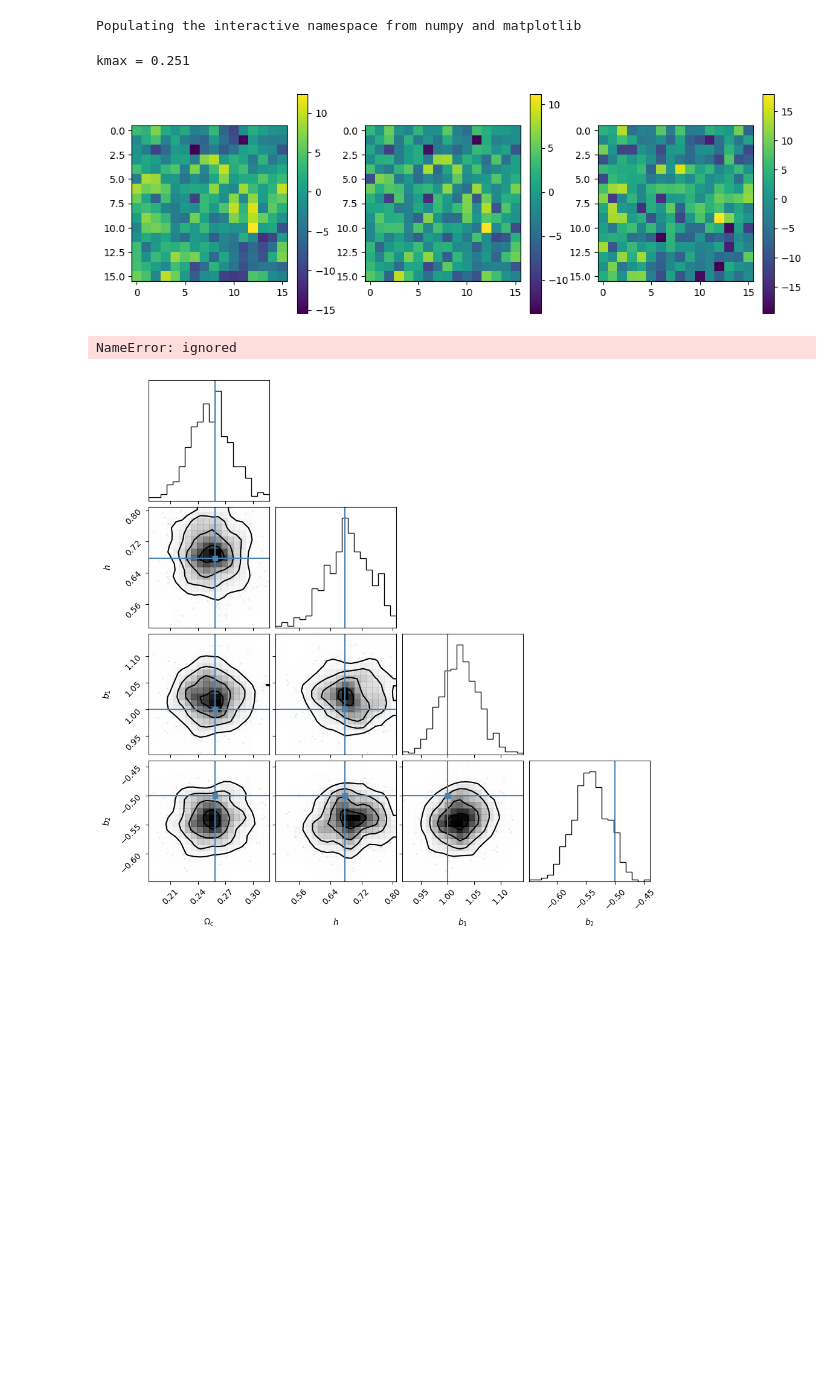
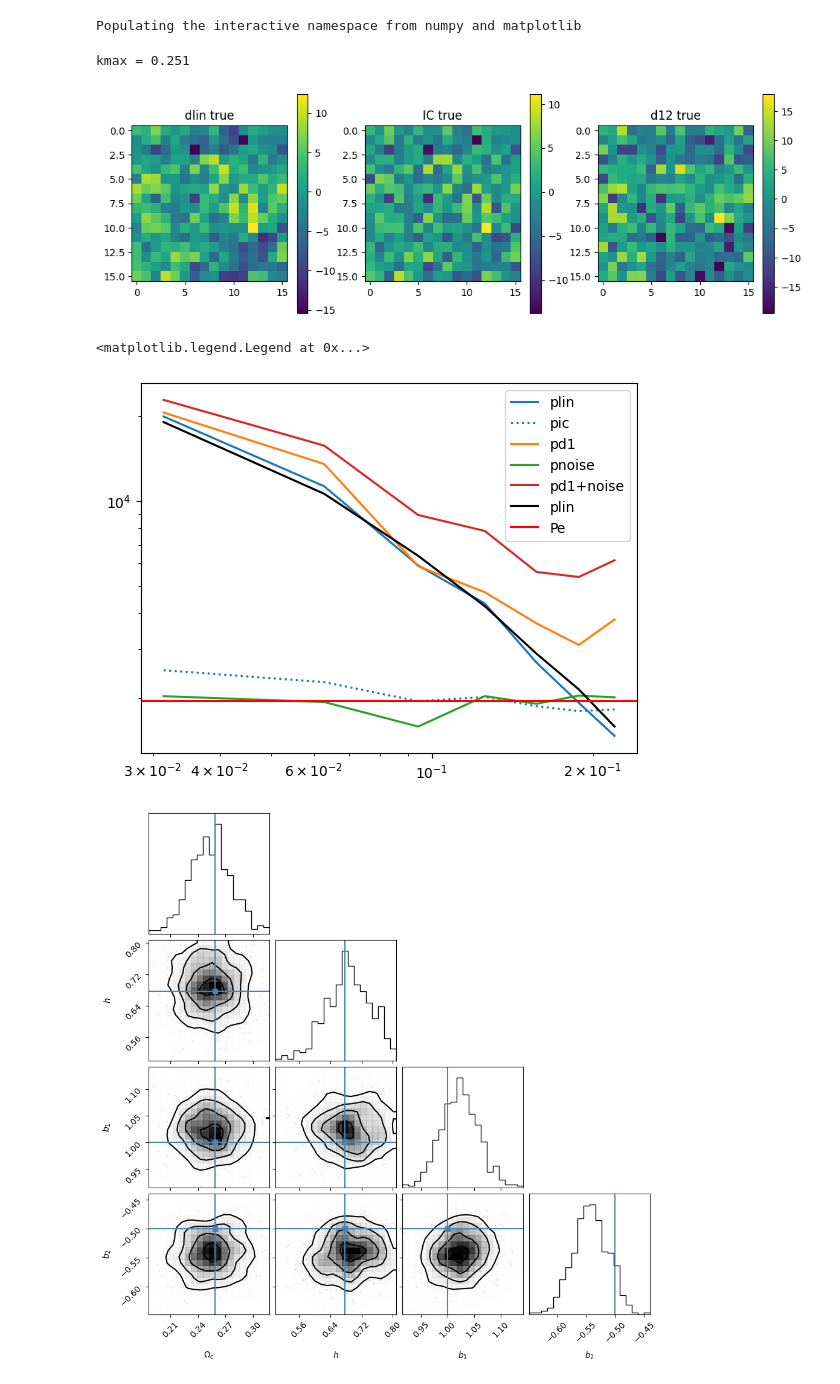
Before and after one commit to andrejobuljen/JaxPM-Hi-Fi-mocks, a Jupyter notebook: notebooks/forward_model_notebook.ipynb, the cells around one changed output. Saved outputs shown, nothing was run; the diff lists cells and outputs as text; code cells hidden in the pictures; blank space fills up the shorter version.

```diff
--- a/notebooks/forward_model_notebook.ipynb
+++ b/notebooks/forward_model_notebook.ipynb
@@ -30,9 +30,6 @@ from jaxpm.growth import growth_factor, growth_rate, dGfa
 # %% [output]
 Populating the interactive namespace from numpy and matplotlib
 # %%
-def expected_noise_level(N, L):
-    return (L/N)**3
-
 Ng = 16
 L  = 200.
 Pe = expected_noise_level(Ng, L)
@@ -71,40 +68,44 @@ d12_true = generate_d12_bias(jc.Planck15(), dlin_true, particles, b1_true, b2_tr
 IC_true_inv = jnp.fft.rfftn(IC_true)
 
 figure(figsize=[12,4])
 subplot(131)
 cax = imshow(dlin_true.sum(axis=0)); colorbar(cax)
+title('dlin true')
 subplot(132)
 cax = imshow(IC_true.sum(axis=0)); colorbar(cax)
+title('IC true')
 subplot(133)
 cax = imshow(d12_true.sum(axis=0)); colorbar(cax)
+title('d12 true')
 show()
 
-plin = power_spectrum_loc(dlin_true, kmin=kmin, dk=dk, boxsize=box_size)
-pic  = power_spectrum_loc(IC_true, kmin=kmin, dk=dk, boxsize=box_size)
-pd12  = power_spectrum_loc(d12_true, kmin=kmin, dk=dk, boxsize=box_size)
+plin = power_spectrum(dlin_true, kmin=kmin, dk=dk, boxsize=box_size)
+pic  = power_spectrum(IC_true, kmin=kmin, dk=dk, boxsize=box_size)
+pd12  = power_spectrum(d12_true, kmin=kmin, dk=dk, boxsize=box_size)
 
 # add noise
 
 noise = whitenoise(Pe, mesh_shape, box_size, seed=jax.random.PRNGKey(5))
 d12_true_noise = d12_true + noise
 
-pnoise = power_spectrum_loc(noise, kmin=kmin, dk=dk, boxsize=box_size)
-pd12_noise = power_spectrum_loc(d12_true_noise, kmin=kmin, dk=dk, boxsize=box_size)
+pnoise = power_spectrum(noise, kmin=kmin, dk=dk, boxsize=box_size)
+pd12_noise = power_spectrum(d12_true_noise, kmin=kmin, dk=dk, boxsize=box_size)
 
 kmeas = pd12[0]
 
 loglog(plin[0], plin[1], label = 'plin')
 loglog(pic[0], pic[1], 'C0:', label = 'pic')
 loglog(kmeas, pd12[1], label = 'pd1')
 loglog(kmeas, pnoise[1], label = 'pnoise')
 loglog(kmeas, pd12_noise[1], label = 'pd1+noise')
 loglog(plin[0], pk_fn(plin[0]), 'k', label = 'plin')
 axhline(expected_noise_level(Ng,L), c='red', label = 'Pe')
 legend(loc=0)
 # %% [output]
 kmax = 0.251
-[figure, old version]
+[figure, new version]
-NameError: ignored
+<matplotlib.legend.Legend at 0x...>
+[figure, added]
 # %%
 kmeas = pd12[0]
 valid_k = kmeas < kmax
```
Also changed, not shown: parts of 2 cells of this notebook.
